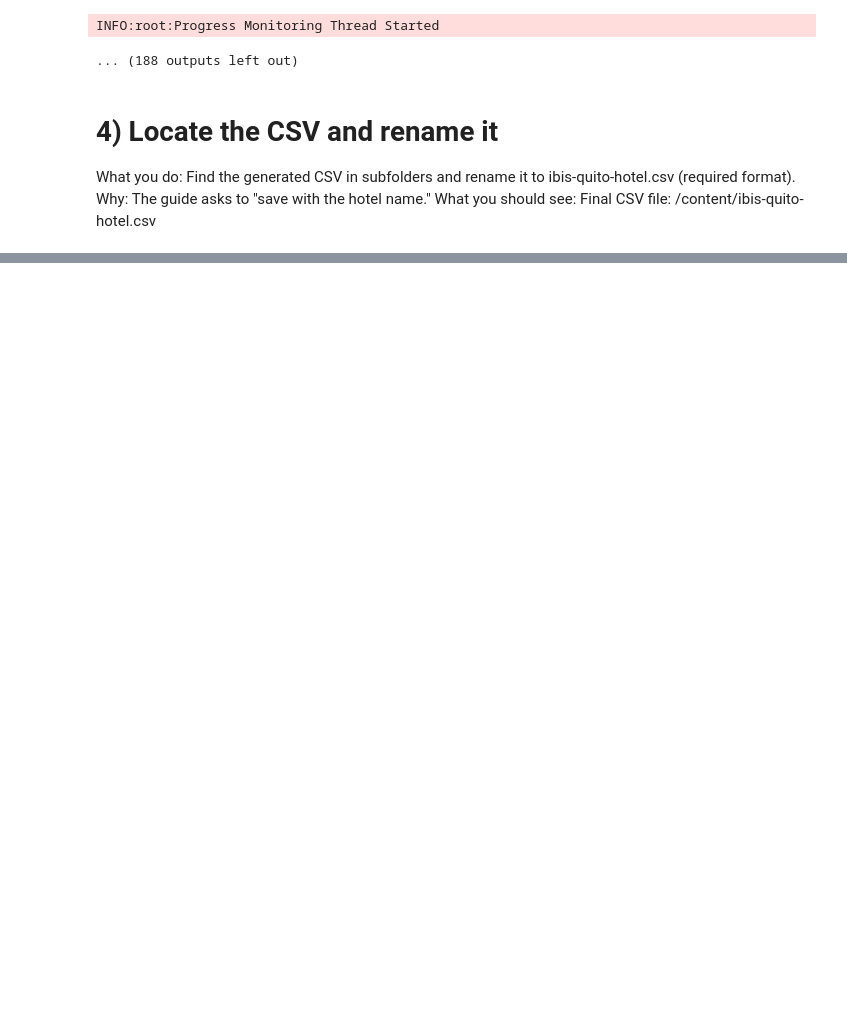
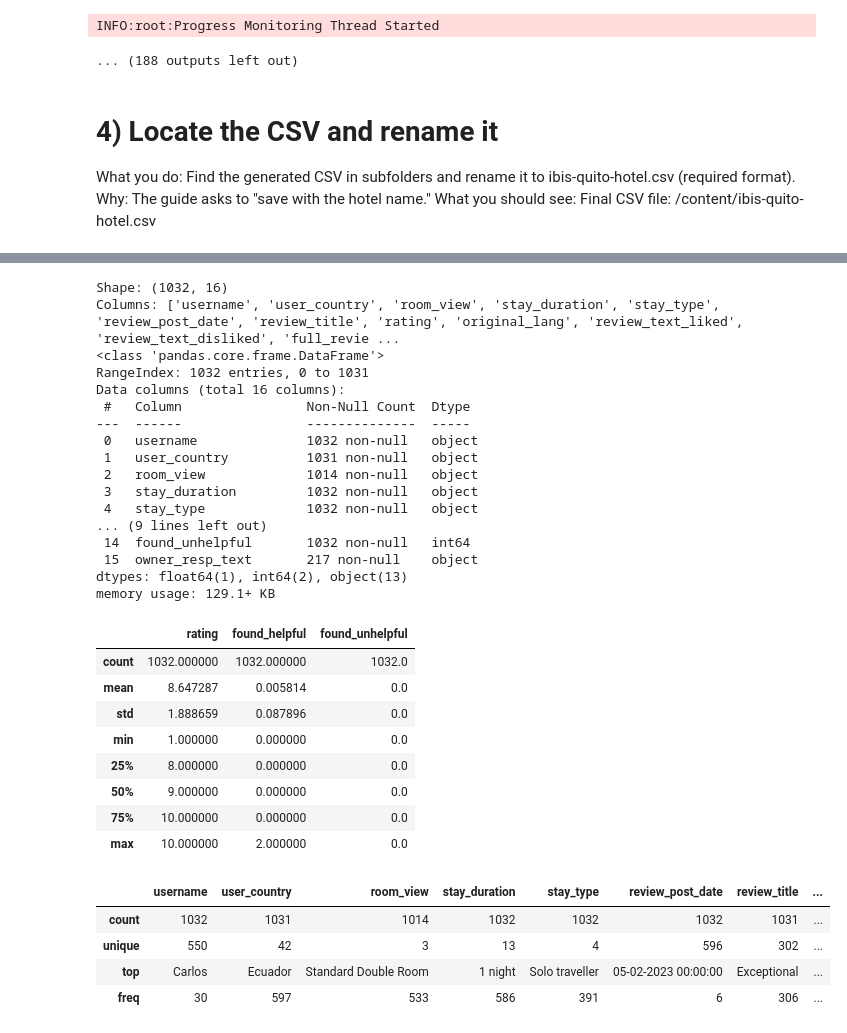
Before and after one commit to JuanRoVaz18/act_si_225, a Jupyter notebook: act_si_225.ipynb, the cells around one changed output, grey strips where cells are left out. Cells and saved outputs as stored; diff of their text form; code cells hidden in the pictures; blank space fills up the shorter version.

```diff
--- a/act_si_225.ipynb
+++ b/act_si_225.ipynb
@@ -147,0 +141,50 @@ Final CSV ready: /content/ibis-quito-hotel.csv
+# %%
+# 5) Load the dataset and inspect its structure
+import pandas as pd
+import matplotlib.pyplot as plt
+
+csv_path = f"/content/{HOTEL_NAME}-hotel.csv"
+df = pd.read_csv(csv_path)
+
+print("Shape:", df.shape)                 # (rows, columns)
+print("Columns:", df.columns.tolist())    # column names
+df.info()                                 # dtypes and non-null counts
+
+# Descriptive stats: numeric vs. categorical
+num_cols = df.select_dtypes(include="number").columns
+cat_cols = df.select_dtypes(include=["object","category"]).columns
+
+display(df[num_cols].describe())          # mean, std, min, quartiles, max
+display(df[cat_cols].describe())          # count, unique, top, freq
+# %% [output]
+Shape: (1032, 16)
+Columns: ['username', 'user_country', 'room_view', 'stay_duration', 'stay_type', 'review_post_date', 'review_title', 'rating', 'original_lang', 'review_text_liked', 'review_text_disliked', 'full_revie ...
+<class 'pandas.core.frame.DataFrame'>
+RangeIndex: 1032 entries, 0 to 1031
+Data columns (total 16 columns):
+ #   Column                Non-Null Count  Dtype
+---  ------                --------------  -----
+ 0   username              1032 non-null   object
+ 1   user_country          1031 non-null   object
+ 2   room_view             1014 non-null   object
+ 3   stay_duration         1032 non-null   object
+ 4   stay_type             1032 non-null   object
+... (9 lines left out)
+ 14  found_unhelpful       1032 non-null   int64
+ 15  owner_resp_text       217 non-null    object
+dtypes: float64(1), int64(2), object(13)
+memory usage: 129.1+ KB
+|  | rating | found_helpful | found_unhelpful |
+| count | 1032.000000 | 1032.000000 | 1032.0 |
+| mean | 8.647287 | 0.005814 | 0.0 |
+| std | 1.888659 | 0.087896 | 0.0 |
+| min | 1.000000 | 0.000000 | 0.0 |
+| 25% | 8.000000 | 0.000000 | 0.0 |
+| 50% | 9.000000 | 0.000000 | 0.0 |
+| 75% | 10.000000 | 0.000000 | 0.0 |
+| max | 10.000000 | 2.000000 | 0.0 |
+|  | username | user_country | room_view | stay_duration | stay_type | review_post_date | review_title | ... |
+| count | 1032 | 1031 | 1014 | 1032 | 1032 | 1032 | 1031 | ... |
+| unique | 550 | 42 | 3 | 13 | 4 | 596 | 302 | ... |
+| top | Carlos | Ecuador | Standard Double Room | 1 night | Solo traveller | 05-02-2023 00:00:00 | Exceptional | ... |
+| freq | 30 | 597 | 533 | 586 | 391 | 6 | 306 | ... |
```
Also changed, not shown: parts of 6 cells of this notebook.
